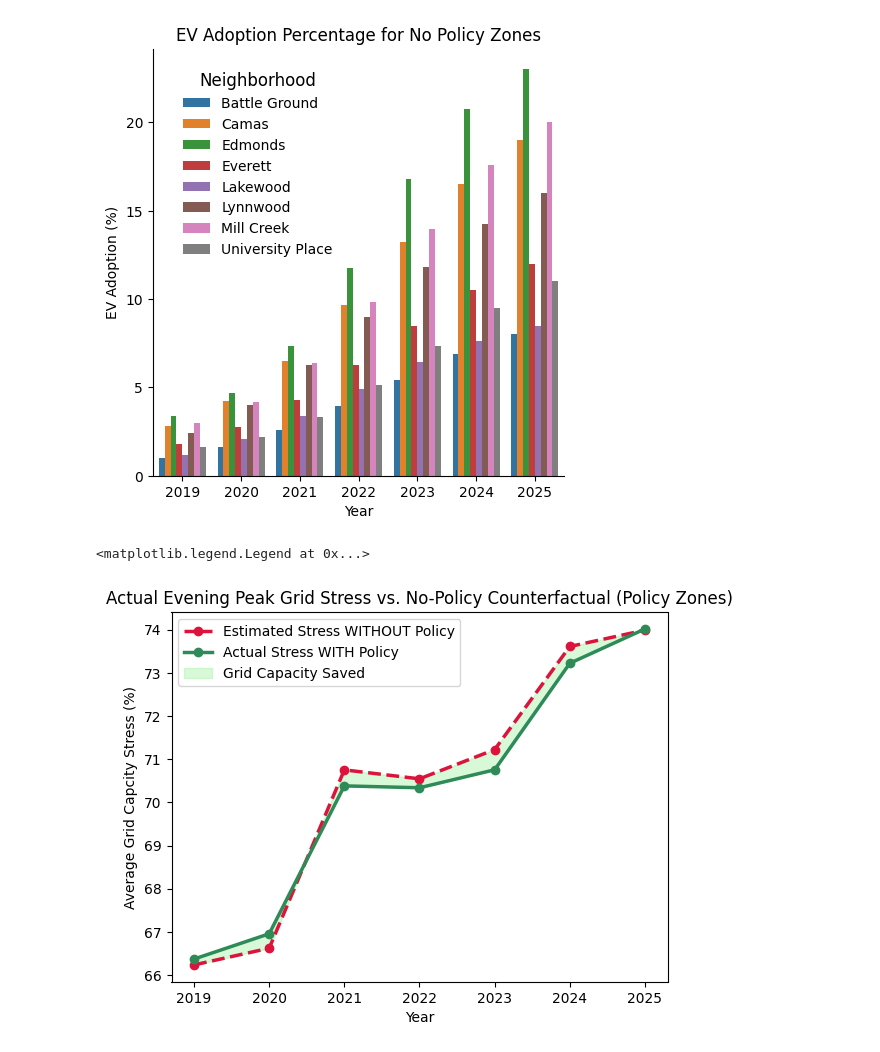
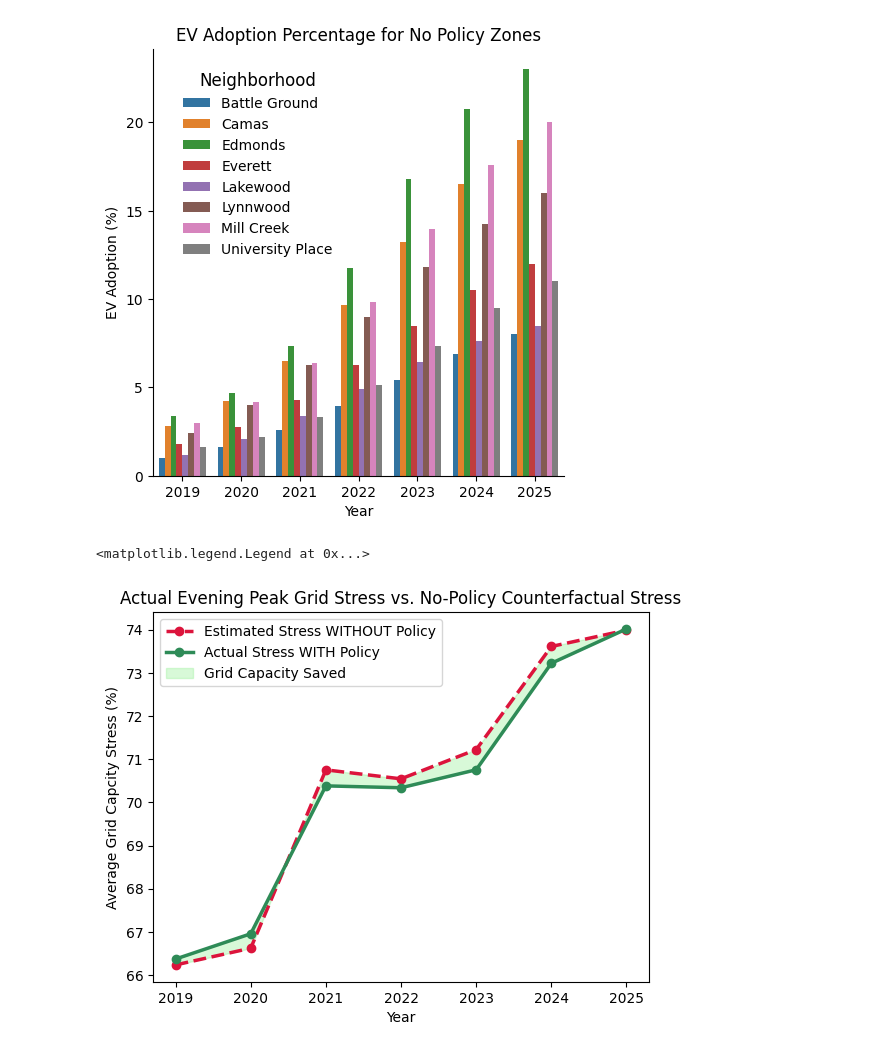
Before and after one commit to shresta-28/TSA_DataScienceandAnalytics, a Jupyter notebook: ev_strain_dataScience_TSA.ipynb, the cells around one changed output. Drawn from its saved outputs; the diff is of its cells as text; code cells hidden in the pictures.

```diff
--- a/ev_strain_dataScience_TSA.ipynb
+++ b/ev_strain_dataScience_TSA.ipynb
@@ -380,32 +385,32 @@ plt.plot(
     label="Estimated Stress WITHOUT Policy",
     color="crimson",
     linestyle="--",
     marker="o",
     linewidth=2.5,
 )
 plt.plot(
     yearly_savings["Year"],
     yearly_savings["Total_Stress_Pct"],
     label="Actual Stress WITH Policy",
     color="seagreen",
     marker="o",
     linewidth=2.5,
 )
 
 plt.fill_between(
     yearly_savings["Year"],
     yearly_savings["Total_Stress_Pct"],
     yearly_savings["Counterfactual_No_Policy_Stress"],
     color="lightgreen",
     alpha=0.35,
     label="Grid Capacity Saved",
 )
 
 plt.gca().set(
-    title = "Actual Evening Peak Grid Stress vs. No-Policy Counterfactual (Policy Zones)",
+    title = "Actual Evening Peak Grid Stress vs. No-Policy Counterfactual Stress",
     xlabel = "Year", ylabel="Average Grid Capcity Stress (%)"
 )
 plt.legend()
 # %% [output]
 <matplotlib.legend.Legend at 0x...>
-[figure, old version]
+[figure, new version]
```
Also changed, not shown: parts of 3 cells of this notebook.
